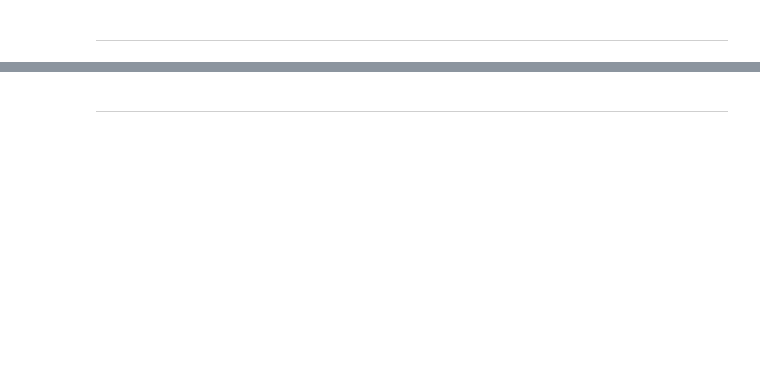
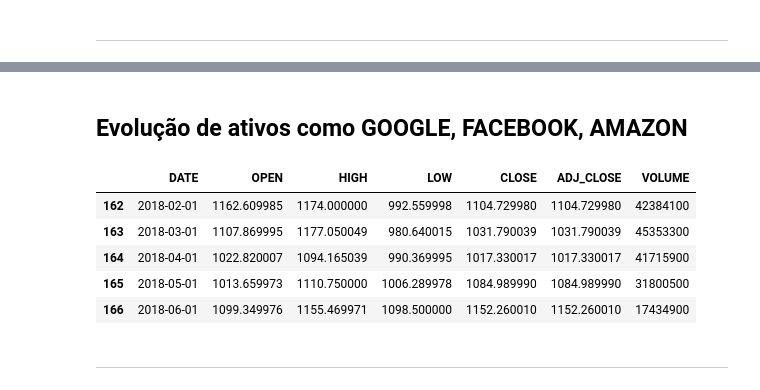
Before and after one commit to spock74/petro-gas-diesel, a Jupyter notebook: notebooks/py3/petro-gas-diesel.ipynb, the cells around one changed output, grey strips where cells are left out. Cells and saved outputs as stored; diff of their text form; code cells hidden in the pictures; blank space fills up the shorter version.

```diff
--- a/notebooks/py3/petro-gas-diesel.ipynb
+++ b/notebooks/py3/petro-gas-diesel.ipynb
@@ -112,3 +112,5 @@ fig_nDefl = go.Figure(data = data_nDefl, layout = layout_nDefl)
 py.iplot(fig_nDefl, filename='line-plot-title_nDefl')
 # %% [output]
 [interactive output not drawn]
+# %% [markdown]
+## Evolução de ativos como GOOGLE, FACEBOOK, AMAZON
@@ -114,0 +122,9 @@ py.iplot(fig_nDefl, filename='line-plot-title_nDefl')
+# %%
+GOOG.tail()
+# %% [output]
+|  | DATE | OPEN | HIGH | LOW | CLOSE | ADJ_CLOSE | VOLUME |
+| 162 | 2018-02-01 | 1162.609985 | 1174.000000 | 992.559998 | 1104.729980 | 1104.729980 | 42384100 |
+| 163 | 2018-03-01 | 1107.869995 | 1177.050049 | 980.640015 | 1031.790039 | 1031.790039 | 45353300 |
+| 164 | 2018-04-01 | 1022.820007 | 1094.165039 | 990.369995 | 1017.330017 | 1017.330017 | 41715900 |
+| 165 | 2018-05-01 | 1013.659973 | 1110.750000 | 1006.289978 | 1084.989990 | 1084.989990 | 31800500 |
+| 166 | 2018-06-01 | 1099.349976 | 1155.469971 | 1098.500000 | 1152.260010 | 1152.260010 | 17434900 |
```
Also changed, not shown: parts of 16 cells of this notebook.
